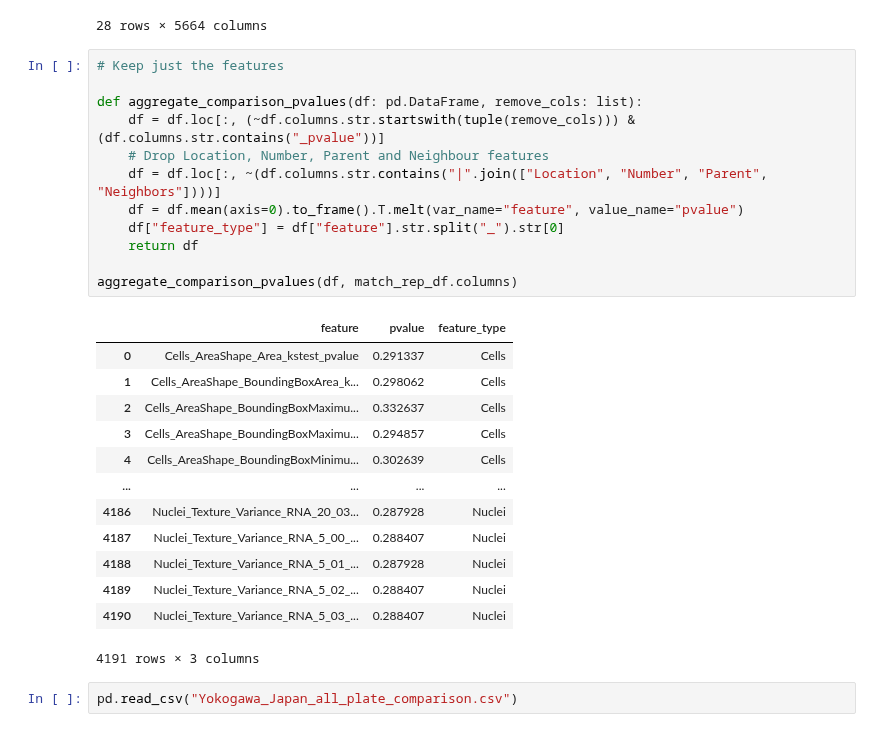
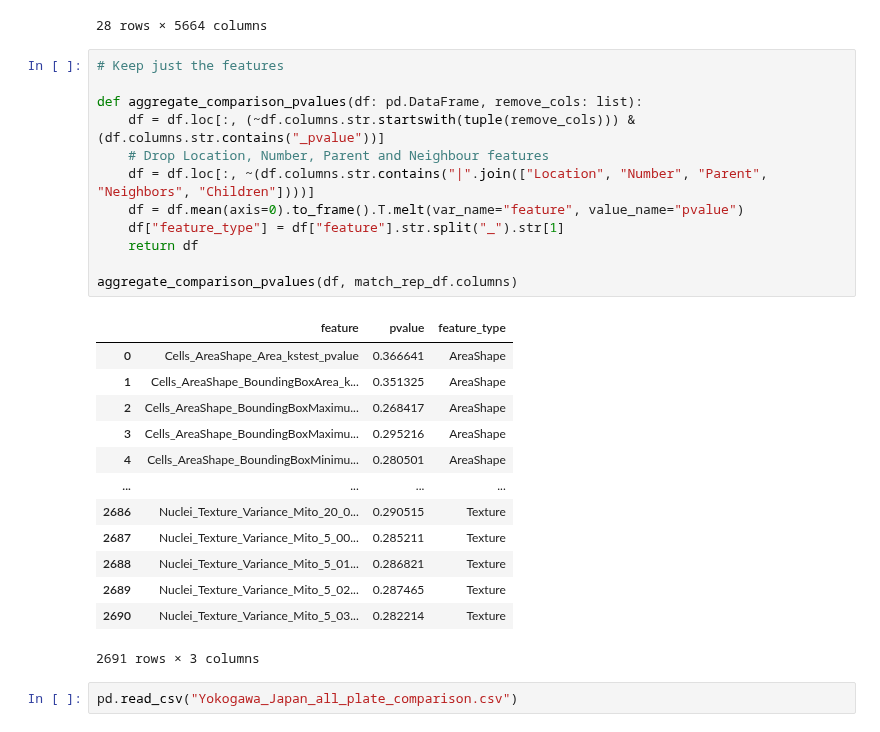
Before and after one commit to jump-cellpainting/jump-scope-analysis, a Jupyter notebook: notebooks/feature_exploration.ipynb, the cells around one changed output. Cells and saved outputs as stored; diff of their text form.

```diff
--- a/notebooks/feature_exploration.ipynb
+++ b/notebooks/feature_exploration.ipynb
@@ -773,29 +773,29 @@ df
 # %%
 # Keep just the features
 
 def aggregate_comparison_pvalues(df: pd.DataFrame, remove_cols: list):
     df = df.loc[:, (~df.columns.str.startswith(tuple(remove_cols))) & (df.columns.str.contains("_pvalue"))]
     # Drop Location, Number, Parent and Neighbour features
-    df = df.loc[:, ~(df.columns.str.contains("|".join(["Location", "Number", "Parent", "Neighbors"])))]
+    df = df.loc[:, ~(df.columns.str.contains("|".join(["Location", "Number", "Parent", "Neighbors", "Children"])))]
     df = df.mean(axis=0).to_frame().T.melt(var_name="feature", value_name="pvalue")
-    df["feature_type"] = df["feature"].str.split("_").str[0]
+    df["feature_type"] = df["feature"].str.split("_").str[1]
     return df
 
 aggregate_comparison_pvalues(df, match_rep_df.columns)
 # %% [output]
 |  | feature | pvalue | feature_type |
-| 0 | Cells_AreaShape_Area_kstest_pvalue | 0.291337 | Cells |
-| 1 | Cells_AreaShape_BoundingBoxArea_k... | 0.298062 | Cells |
-| 2 | Cells_AreaShape_BoundingBoxMaximu... | 0.332637 | Cells |
-| 3 | Cells_AreaShape_BoundingBoxMaximu... | 0.294857 | Cells |
-| 4 | Cells_AreaShape_BoundingBoxMinimu... | 0.302639 | Cells |
+| 0 | Cells_AreaShape_Area_kstest_pvalue | 0.366641 | AreaShape |
+| 1 | Cells_AreaShape_BoundingBoxArea_k... | 0.351325 | AreaShape |
+| 2 | Cells_AreaShape_BoundingBoxMaximu... | 0.268417 | AreaShape |
+| 3 | Cells_AreaShape_BoundingBoxMaximu... | 0.295216 | AreaShape |
+| 4 | Cells_AreaShape_BoundingBoxMinimu... | 0.280501 | AreaShape |
 | ... | ... | ... | ... |
-| 4186 | Nuclei_Texture_Variance_RNA_20_03... | 0.287928 | Nuclei |
-| 4187 | Nuclei_Texture_Variance_RNA_5_00_... | 0.288407 | Nuclei |
-| 4188 | Nuclei_Texture_Variance_RNA_5_01_... | 0.287928 | Nuclei |
-| 4189 | Nuclei_Texture_Variance_RNA_5_02_... | 0.288407 | Nuclei |
-| 4190 | Nuclei_Texture_Variance_RNA_5_03_... | 0.288407 | Nuclei |
+| 2686 | Nuclei_Texture_Variance_Mito_20_0... | 0.290515 | Texture |
+| 2687 | Nuclei_Texture_Variance_Mito_5_00... | 0.285211 | Texture |
+| 2688 | Nuclei_Texture_Variance_Mito_5_01... | 0.286821 | Texture |
+| 2689 | Nuclei_Texture_Variance_Mito_5_02... | 0.287465 | Texture |
+| 2690 | Nuclei_Texture_Variance_Mito_5_03... | 0.282214 | Texture |
-4191 rows × 3 columns
+2691 rows × 3 columns
 # %%
 pd.read_csv("Yokogawa_Japan_all_plate_comparison.csv")
 # %% [output]
```
Also changed, not shown: parts of 2 cells of this notebook.
